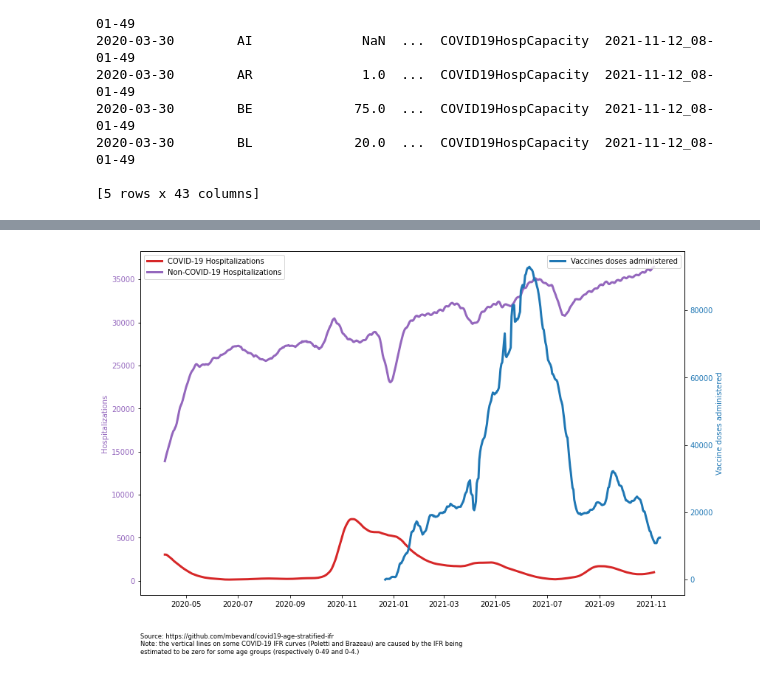
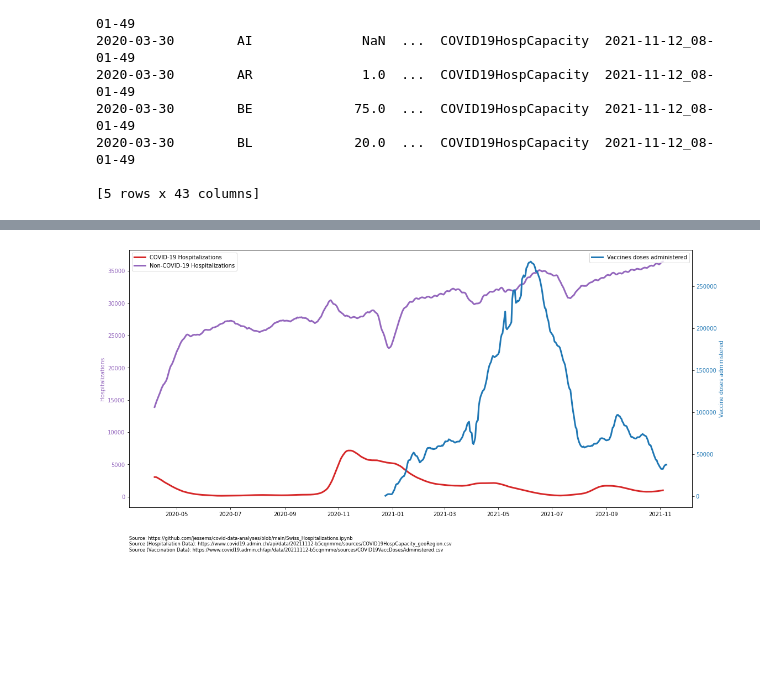
Before and after one commit to jessems/covid-data-analyses, a Jupyter notebook: Swiss_Hospitalizations.ipynb, the cells around one changed output, grey strips where cells are left out. Saved outputs shown, nothing was run; the diff lists cells and outputs as text; code cells hidden in the pictures; blank space fills up the shorter version.

```diff
--- a/Swiss_Hospitalizations.ipynb
+++ b/Swiss_Hospitalizations.ipynb
@@ -34,3 +34,18 @@ date                 ...
 2020-02-28      AFG  ...                                     NaN
 
 [5 rows x 64 columns]
+# %%
+# Downloading the csv file from your GitHub account
+
+url = "https://www.covid19.admin.ch/api/data/20211112-b5cqnmme/sources/COVID19VaccDosesAdministered.csv" # Make sure the url is the raw version of the file on GitHub
+download = requests.get(url).content
+
+# Reading the downloaded content and turning it into a pandas dataframe
+
+df_vacc = pd.read_csv(io.StringIO(download.decode('utf-8')))
+df_vacc['date'] = pd.to_datetime(df_vacc['date'])
+df_vacc.set_index('date', inplace=True)
+
+# Printing out the first 5 rows of the dataframe
+
+print (df_vacc.head())
@@ -93,43 +88,43 @@ df2['Total_AllPatients'].groupby('date').sum().plot()
 # %%
-# plt.figure(figsize=(12, 6))
-plot_df1 = df[df['iso_code'] == 'CHE']['new_vaccinations_smoothed']
+plot_df_vacc = df_vacc['mean7d'].groupby('date').sum()
 plot_df2 = df2['Total_Covid19Patients_mean15d'].groupby('date').sum()
 plot_df3 = df2['Total_NonCovid19Patients_mean15d'].groupby('date').sum()
 plot_df2 = plot_df2.replace(0.0, np.nan)
 plot_df3 = plot_df3.replace(0.0, np.nan)
+plot_df_vacc = plot_df_vacc.replace(0.0, np.nan)
 # %%
 
 fig, ax1 = plt.subplots()
 
-fig.set_size_inches(12, 8)
+fig.set_size_inches(16, 8)
 
 color = 'tab:red'
 # ax1.set_xlabel('time (s)')
 ax1.plot(plot_df2, color=color, linewidth=3)
 
 color = 'tab:purple'
 ax1.set_ylabel('Hospitalizations', color=color)
 ax1.plot(plot_df3, color=color, linewidth=3)
 ax1.tick_params(axis='y', labelcolor=color)
 
 ax2 = ax1.twinx()  # instantiate a second axes that shares the same x-axis
 
 color = 'tab:blue'
 ax2.set_ylabel('Vaccine doses administered', color=color)  # we already handled the x-label with ax1
-ax2.plot(plot_df1, color=color, linewidth=3)
+ax2.plot(plot_df_vacc, color=color, linewidth=3)
 ax2.tick_params(axis='y', labelcolor=color)
 
 ax1.legend(['COVID-19 Hospitalizations', 'Non-COVID-19 Hospitalizations'])
 ax2.legend(['Vaccines doses administered'])
 
 ax1.text(0, -0.11,
-    'Source: https://github.com/mbevand/covid19-age-stratified-ifr\n'
-    'Note: the vertical lines on some COVID-19 IFR curves (Poletti and Brazeau) are caused by the IFR being\n'
-    'estimated to be zero for some age groups (respectively 0-49 and 0-4.)\n',
+    'Source: https://github.com/jessems/covid-data-analyses/blob/main/Swiss_Hospitalizations.ipynb\n'
+    'Source (Hospitaliation Data): https://www.covid19.admin.ch/api/data/20211112-b5cqnmme/sources/COVID19HospCapacity_geoRegion.csv\n'
+    'Source (Vaccination Data): https://www.covid19.admin.ch/api/data/20211112-b5cqnmme/sources/COVID19VaccDosesAdministered.csv\n',
             transform=ax1.transAxes, fontsize='small', verticalalignment='top',
     )
 
 fig.tight_layout()  # otherwise the right y-label is slightly clipped
 plt.show()
 # %% [output]
-[figure, old version]
+[figure, new version]
```
Also changed, not shown: parts of 5 cells of this notebook.
